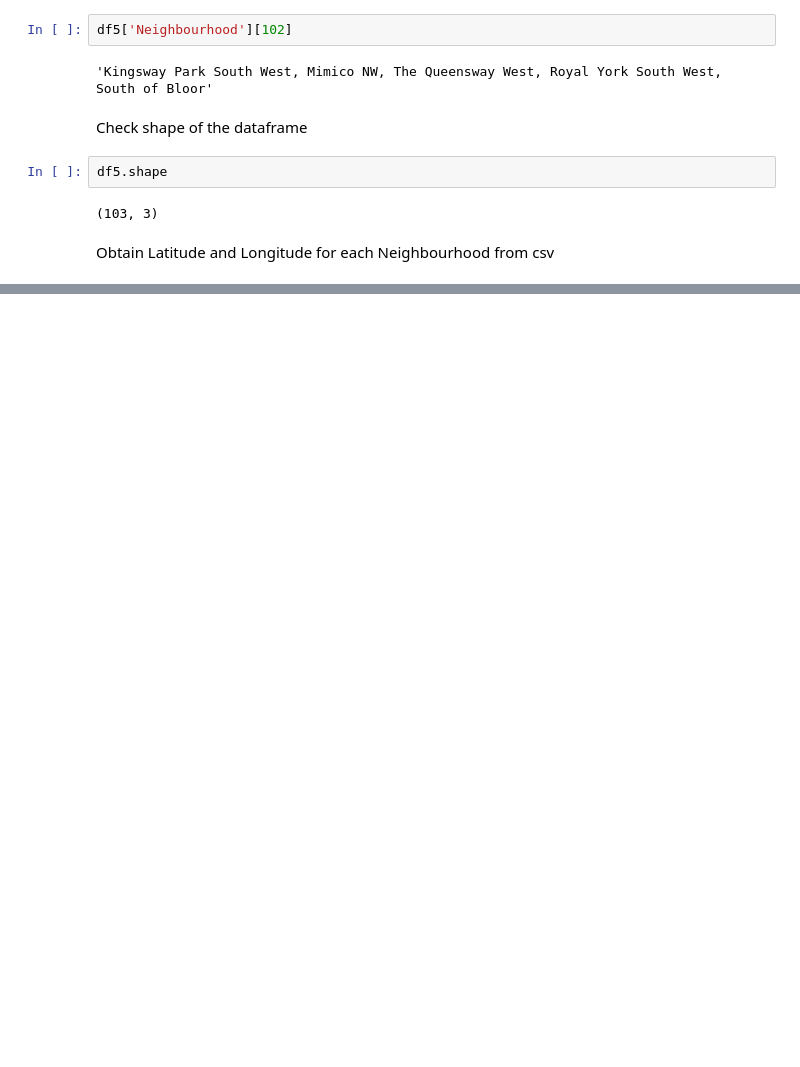
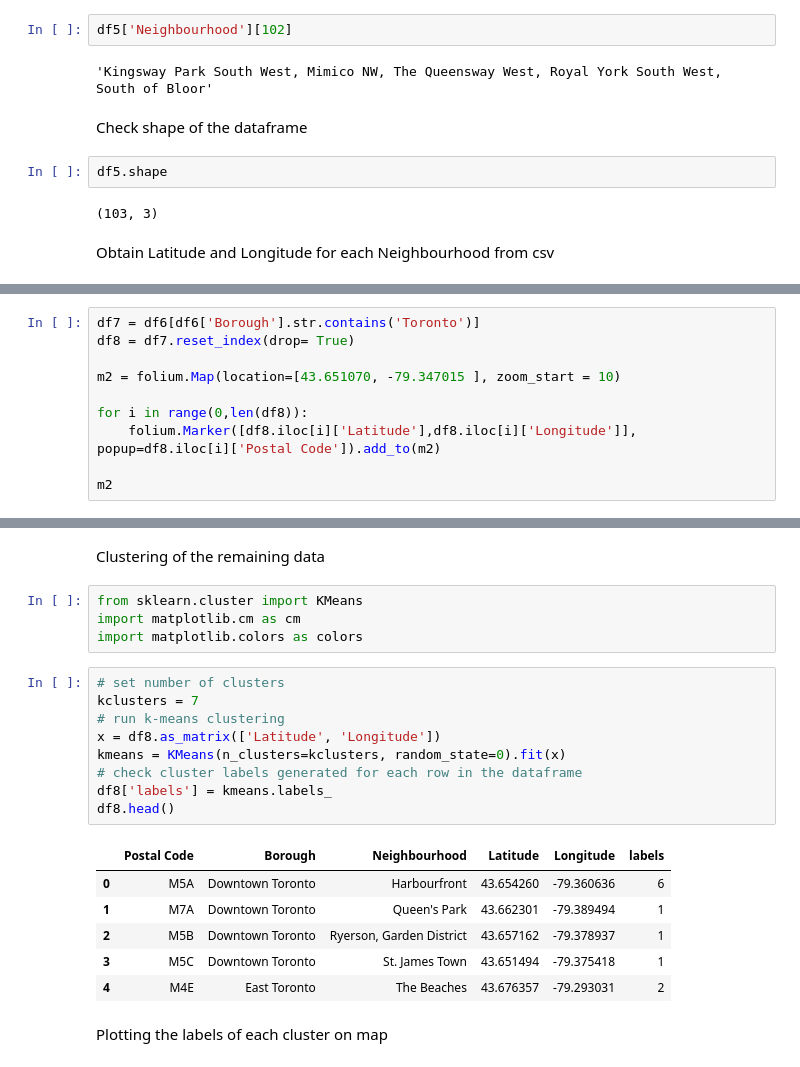
Before and after one commit to Geithuib/Coursera_Capstone, a Jupyter notebook: Capstone Toronto clustering.ipynb, the cells around one changed output, grey strips where cells are left out. Saved outputs shown, nothing was run; the diff lists cells and outputs as text; blank space fills up the shorter version.

```diff
--- a/Capstone Toronto clustering.ipynb
+++ b/Capstone Toronto clustering.ipynb
@@ -102,0 +128,10 @@ df
+# %%
+df7 = df6[df6['Borough'].str.contains('Toronto')]
+df8 = df7.reset_index(drop= True)
+
+m2 = folium.Map(location=[43.651070, -79.347015 ], zoom_start = 10)
+
+for i in range(0,len(df8)):
+    folium.Marker([df8.iloc[i]['Latitude'],df8.iloc[i]['Longitude']], popup=df8.iloc[i]['Postal Code']).add_to(m2)
+
+m2
@@ -102,0 +140,24 @@ df
+# %% [markdown]
+Clustering of the remaining data
+# %%
+from sklearn.cluster import KMeans
+import matplotlib.cm as cm
+import matplotlib.colors as colors
+# %%
+# set number of clusters
+kclusters = 7
+# run k-means clustering
+x = df8.as_matrix(['Latitude', 'Longitude'])
+kmeans = KMeans(n_clusters=kclusters, random_state=0).fit(x)
+# check cluster labels generated for each row in the dataframe
+df8['labels'] = kmeans.labels_
+df8.head()
+# %% [output]
+|  | Postal Code | Borough | Neighbourhood | Latitude | Longitude | labels |
+| 0 | M5A | Downtown Toronto | Harbourfront | 43.654260 | -79.360636 | 6 |
+| 1 | M7A | Downtown Toronto | Queen's Park | 43.662301 | -79.389494 | 1 |
+| 2 | M5B | Downtown Toronto | Ryerson, Garden District | 43.657162 | -79.378937 | 1 |
+| 3 | M5C | Downtown Toronto | St. James Town | 43.651494 | -79.375418 | 1 |
+| 4 | M4E | East Toronto | The Beaches | 43.676357 | -79.293031 | 2 |
+# %% [markdown]
+Plotting the labels of each cluster on map
```
Also changed, not shown: parts of 9 cells of this notebook.
